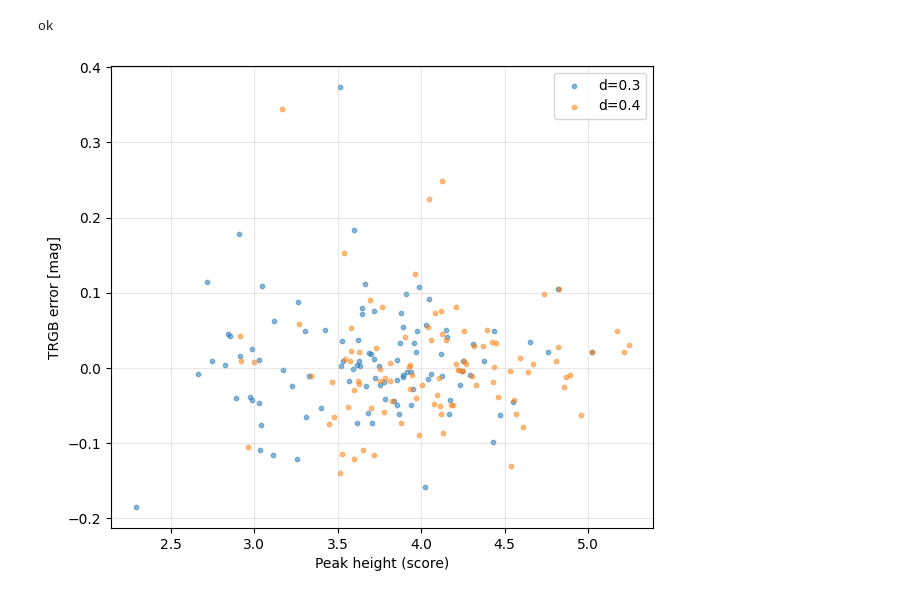
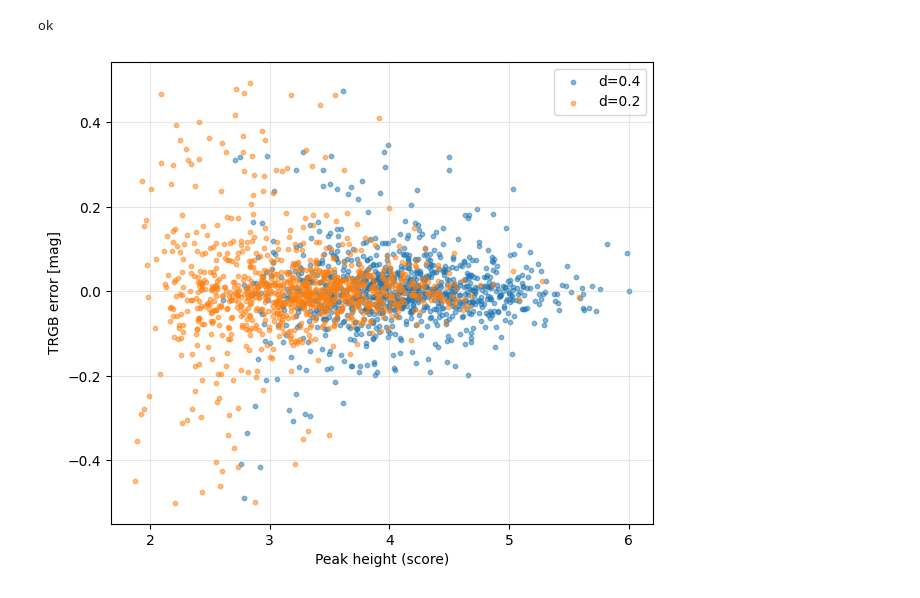
Before and after one commit to astromg/mglab, a Jupyter notebook: trgb/d_param_mc.ipynb, the cells around one changed output. Drawn from its saved outputs; the diff is of its cells as text; code cells hidden in the pictures.

```diff
--- a/trgb/d_param_mc.ipynb
+++ b/trgb/d_param_mc.ipynb
@@ -32,9 +41,9 @@ N_agb_1mag = round(N_rgb_1mag/5)
 
 photometric_error = 0.03
 # %%
-N_realizations = 100
+N_realizations = 1000
 
-d_values = np.array([0.05,0.10,0.20,0.30,0.40,])
+d_values = np.array([0.05,0.10,0.15,0.20,0.25,0.30,0.35,0.40,])
 
 step = 0.01
 # %%
@@ -144,8 +153,8 @@ for realization, realization_sequence in enumerate(tqdm(realization_sequences, d
                 "error_message": str(error),
             })
 # %%
-d1 = 0.3
-d2 = 0.4
+d1 = 0.4
+d2 = 0.2
 
 y1 = []
 error1 = []
@@ -153,31 +162,31 @@ error1 = []
 y2 = []
 error2 = []
 
 for r in results:
 
     if not r["success"]:
         continue
 
     if r["d"] == d1:
         y1.append(r["peak_height"])
         error1.append(r["trgb_error"])
 
     elif r["d"] == d2:
         y2.append(r["peak_height"])
         error2.append(r["trgb_error"])
 
 
 plt.figure(figsize=(7,6))
 
 plt.scatter(y1, error1, s=10, alpha=0.5, label=f"d={d1}")
 plt.scatter(y2, error2, s=10, alpha=0.5, label=f"d={d2}")
 
 plt.xlabel("Peak height (score)")
 plt.ylabel("TRGB error [mag]")
 
 plt.grid(alpha=0.3)
 plt.legend()
 
 plt.show()
 # %% [output]
-[figure, old version]
+[figure, new version]
```
Also changed, not shown: parts of 1 cell of this notebook, 3 other files.
